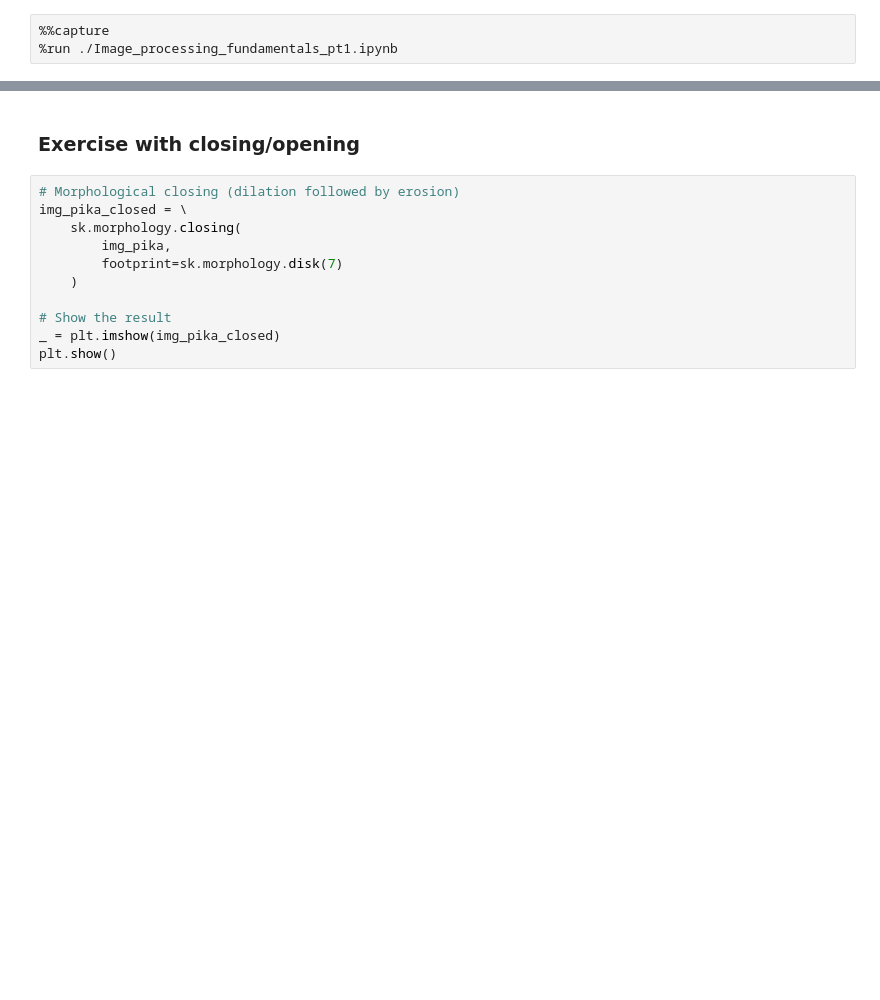
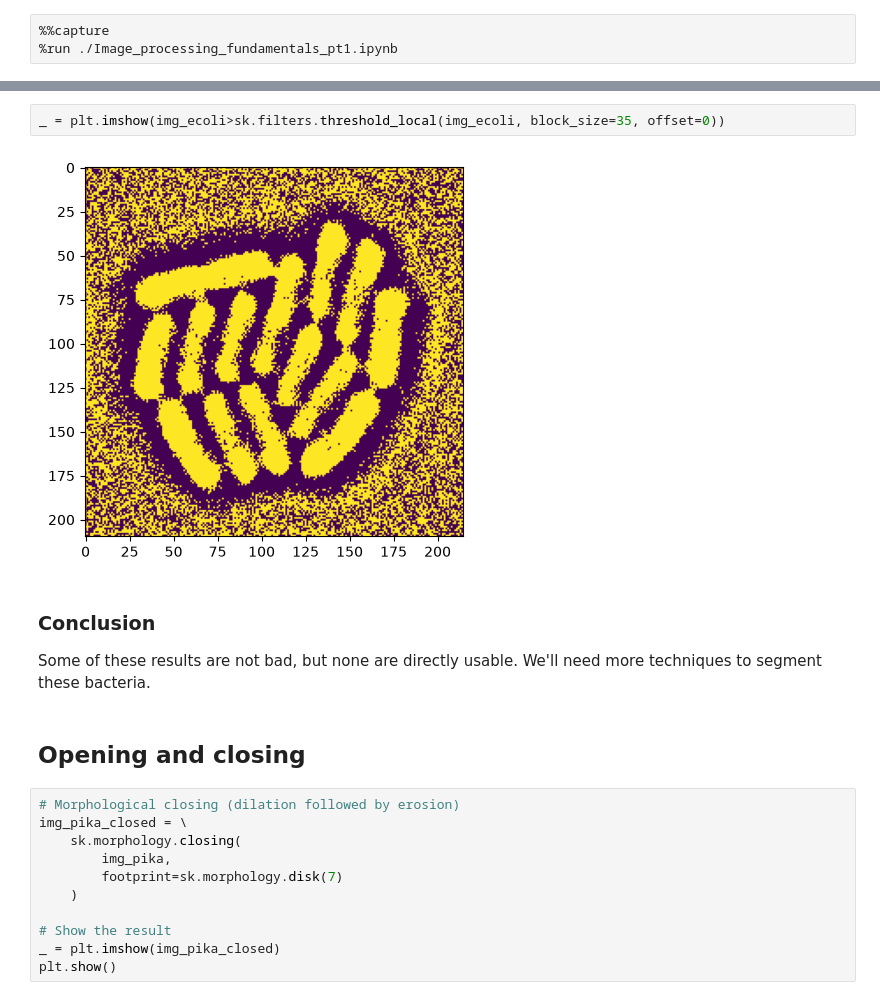
Before and after one commit to NL-BioImaging/NL-BioImageAnalysis-course2026, a Jupyter notebook: day_1/image_processing/Image_processing_fundamentals_pt1_answers.ipynb, the cells around one changed output, grey strips where cells are left out. Drawn from its saved outputs; the diff is of its cells as text; blank space fills up the shorter version.

```diff
--- a/day_1/image_processing/Image_processing_fundamentals_pt1_answers.ipynb
+++ b/day_1/image_processing/Image_processing_fundamentals_pt1_answers.ipynb
@@ -6,5 +12,13 @@
+# %%
+_ = plt.imshow(img_ecoli>sk.filters.threshold_local(img_ecoli, block_size=35, offset=0))
+# %% [output]
+[figure, added]
+# %% [markdown]
+### Conclusion
+
+Some of these results are not bad, but none are directly usable. We'll need more techniques to segment these bacteria.
 # %% [markdown]
-### Exercise with closing/opening
+## Opening and closing
 # %%
 # Morphological closing (dilation followed by erosion)
 img_pika_closed = \
```
Also changed, not shown: parts of 14 cells of this notebook, 5 other files.
